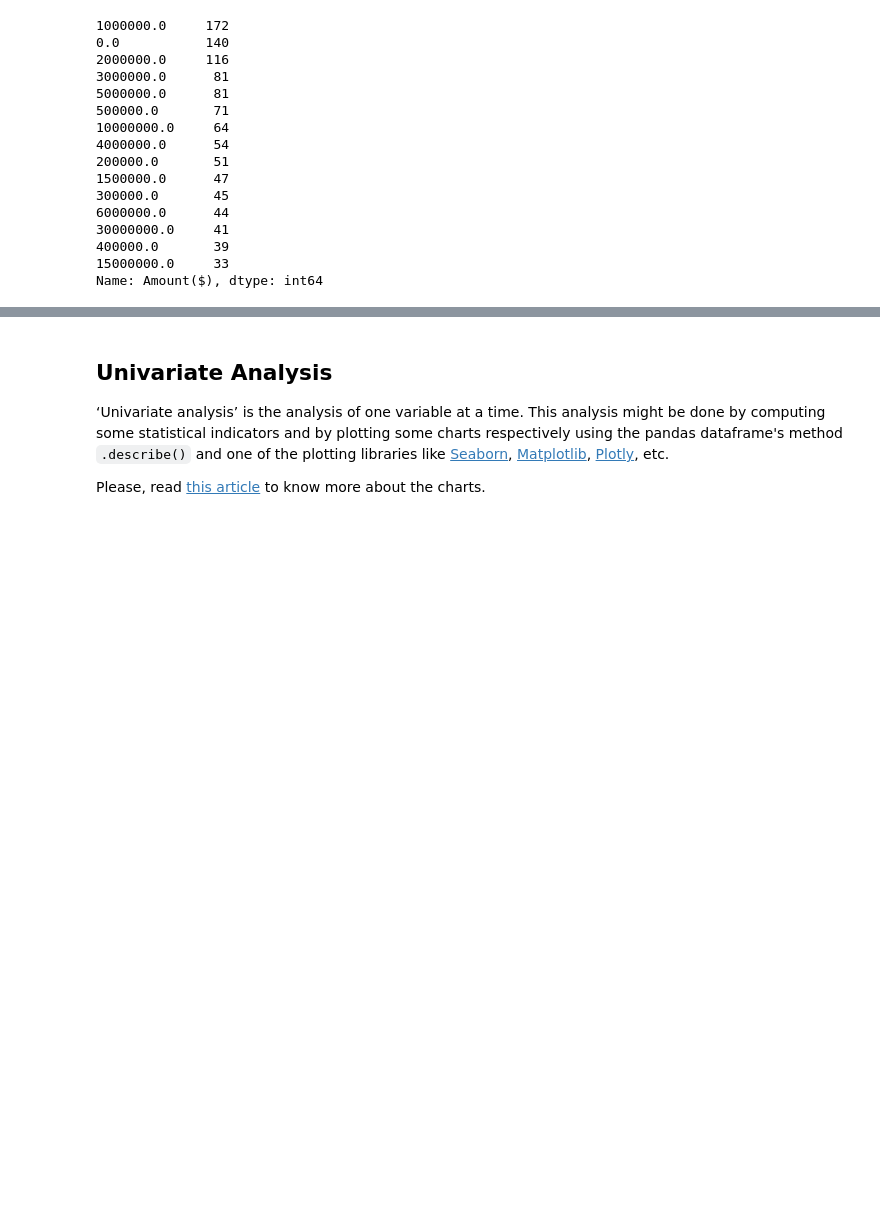
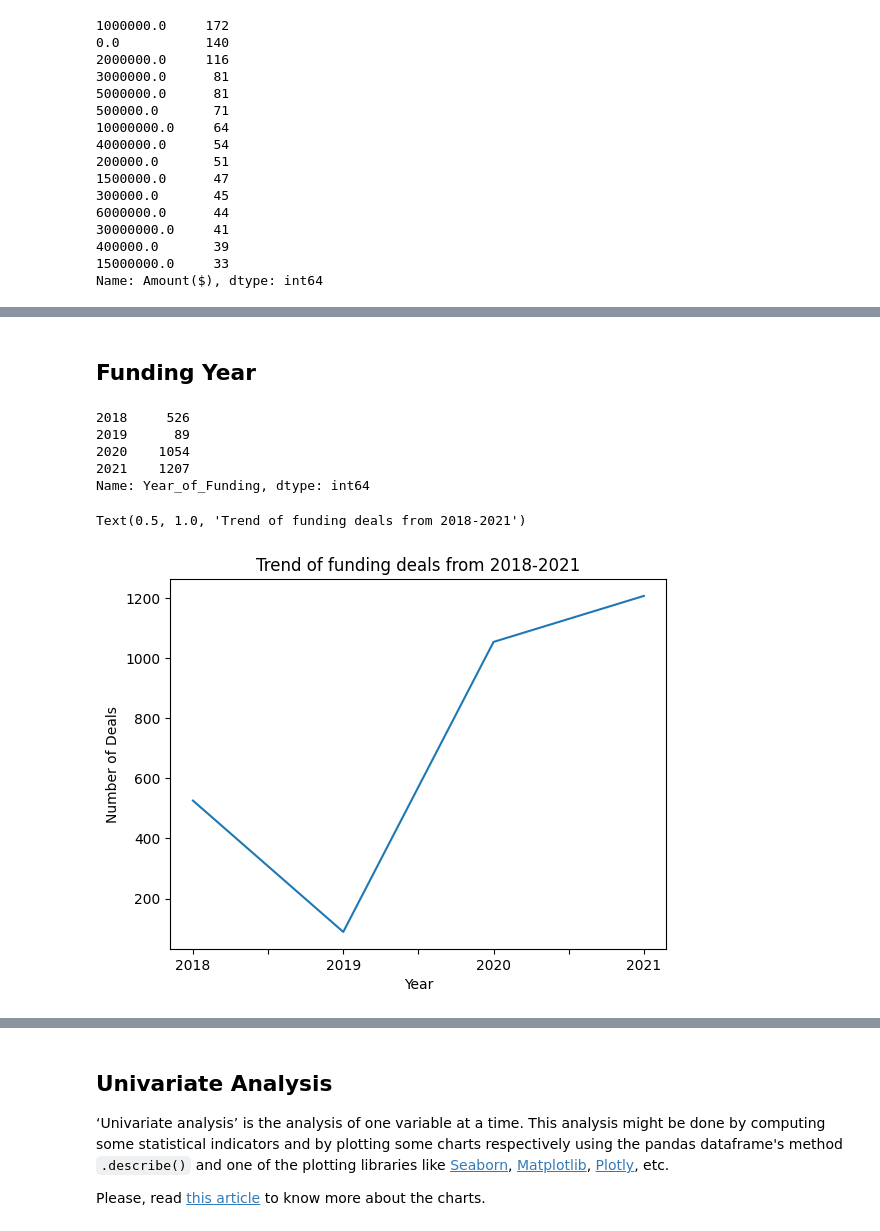
Before and after one commit to kbay9/Indian-startup-funding-analyses-with-python, a Jupyter notebook: DataAnalysis_Step_By_Step_Guide.ipynb, the cells around one changed output, grey strips where cells are left out. Cells and saved outputs as stored; diff of their text form; code cells hidden in the pictures; blank space fills up the shorter version.

```diff
--- a/DataAnalysis_Step_By_Step_Guide.ipynb
+++ b/DataAnalysis_Step_By_Step_Guide.ipynb
@@ -1818,0 +2028,6 @@ complete_data_set["Amount($)"].fillna(0.00,inplace= True)
+# %%
+complete_data_set["What it does"].apply(str)
+complete_data_set["What it does"].fillna("Unknown",inplace = True)
+complete_data_set["What it does"].replace("  "," ", inplace = True) # Replacing all double spaces
+company_what_it_does= (complete_data_set.loc[:,"What it does"]).value_counts()
+company_what_it_does
@@ -1818,0 +2047,22 @@ complete_data_set["Amount($)"].fillna(0.00,inplace= True)
+# %% [markdown]
+## Funding Year
+# %%
+complete_data_set["Year_of_Funding"].apply(str)
+complete_data_set["Year_of_Funding"].fillna(np.nan,inplace = True)
+funding_year = (complete_data_set.loc[:,"Year_of_Funding"]).value_counts()
+funding_year = funding_year.sort_index()
+funding_year
+# %% [output]
+2018     526
+2019      89
+2020    1054
+2021    1207
+Name: Year_of_Funding, dtype: int64
+# %%
+funding_year.plot()
+plt.xlabel("Year")
+plt.ylabel("Number of Deals")
+plt.title("Trend of funding deals from 2018-2021")
+# %% [output]
+Text(0.5, 1.0, 'Trend of funding deals from 2018-2021')
+[figure, added]
```
Also changed, not shown: parts of 49 cells of this notebook.
